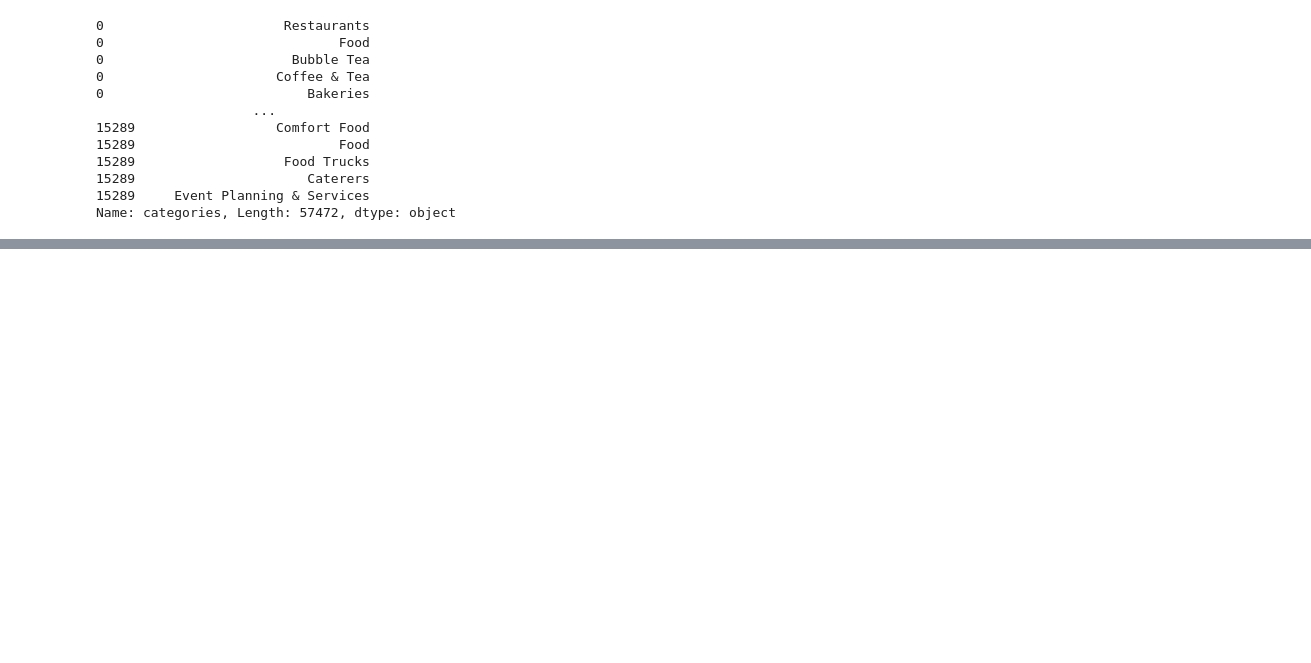
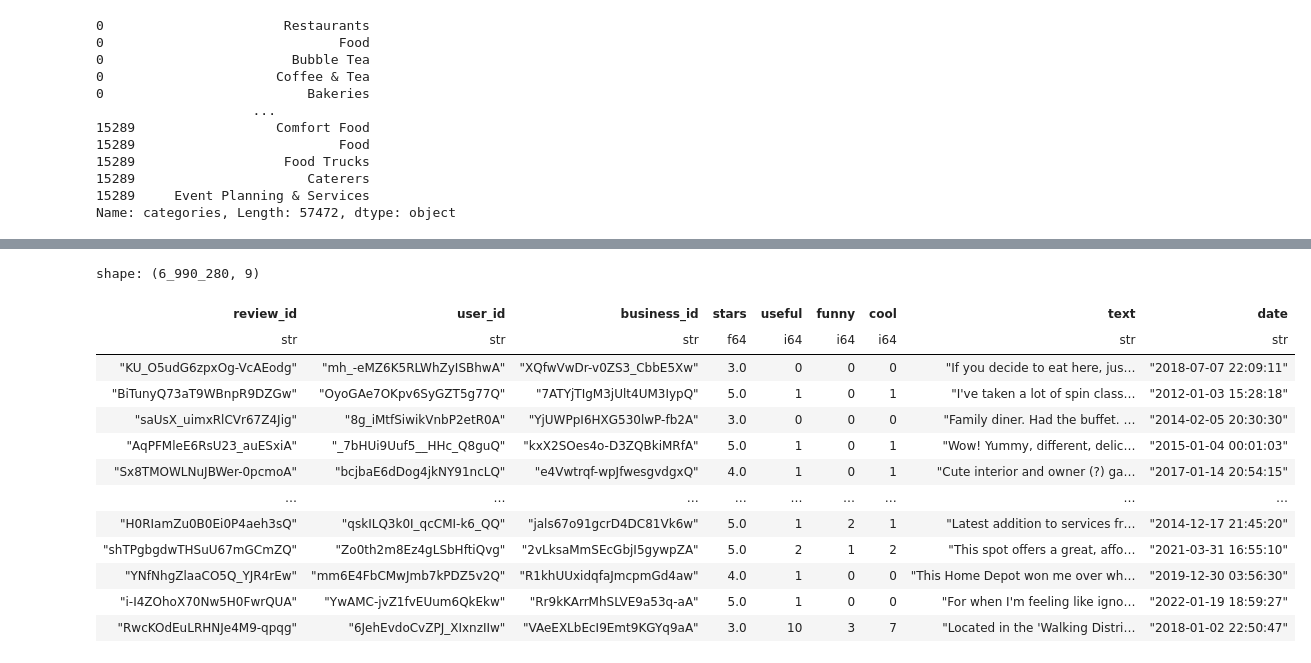
Before and after one commit to haster12345/hello-2, a Jupyter notebook: beeg/src/main.ipynb, the cells around one changed output, grey strips where cells are left out. Cells and saved outputs as stored; diff of their text form; code cells hidden in the pictures; blank space fills up the shorter version.

```diff
--- a/beeg/src/main.ipynb
+++ b/beeg/src/main.ipynb
@@ -20,7 +20,7 @@ print(files)
 ['yelp_academic_dataset_checkin.json', 'Dataset_User_Agreement.pdf', 'yelp_academic_dataset_tip.json', 'yelp_academic_dataset_review.json', 'yelp_academic_dataset_business.json', 'yelp_academic_datase ...
 # %%
 businesses_file = f"{path}/yelp_academic_dataset_business.json"
-reviews_file = f"{path}/yelp_academic_dataset_business.json"
+reviews_file = f"{path}/yelp_academic_dataset_review.json"
 users_file = f"{path}/yelp_academic_dataset_user.json"
 # %% [markdown]
 I want only places that have restaurant as a category, I will convert the json to a csv and then we will import the data into neo4j
@@ -375,3 +375,21 @@ with psycopg.connect("dbname = beeg") as conn:
     copy_from_csv(conn, "staging", "/Users/tarun/Prog/assignment2-at2025-snow-flake-2512-main/beeg/data/unique_user_following.csv", columns=["following_id"])
     run_execute_query(conn, find_and_insert_missing_user_ids)
     copy_from_csv(conn, "user_following", "/Users/tarun/Prog/assignment2-at2025-snow-flake-2512-main/beeg/data/user_following.csv")
+# %%
+df = pl.read_ndjson(reviews_file)
+df
+# %% [output]
+shape: (6_990_280, 9)
+| review_id | user_id | business_id | stars | useful | funny | cool | text | date |
+| str | str | str | f64 | i64 | i64 | i64 | str | str |
+| "KU_O5udG6zpxOg-VcAEodg" | "mh_-eMZ6K5RLWhZyISBhwA" | "XQfwVwDr-v0ZS3_CbbE5Xw" | 3.0 | 0 | 0 | 0 | "If you decide to eat here, jus… | "2018-07-07 22:09:11" |
+| "BiTunyQ73aT9WBnpR9DZGw" | "OyoGAe7OKpv6SyGZT5g77Q" | "7ATYjTIgM3jUlt4UM3IypQ" | 5.0 | 1 | 0 | 1 | "I've taken a lot of spin class… | "2012-01-03 15:28:18" |
+| "saUsX_uimxRlCVr67Z4Jig" | "8g_iMtfSiwikVnbP2etR0A" | "YjUWPpI6HXG530lwP-fb2A" | 3.0 | 0 | 0 | 0 | "Family diner. Had the buffet. … | "2014-02-05 20:30:30" |
+| "AqPFMleE6RsU23_auESxiA" | "_7bHUi9Uuf5__HHc_Q8guQ" | "kxX2SOes4o-D3ZQBkiMRfA" | 5.0 | 1 | 0 | 1 | "Wow! Yummy, different, delic… | "2015-01-04 00:01:03" |
+| "Sx8TMOWLNuJBWer-0pcmoA" | "bcjbaE6dDog4jkNY91ncLQ" | "e4Vwtrqf-wpJfwesgvdgxQ" | 4.0 | 1 | 0 | 1 | "Cute interior and owner (?) ga… | "2017-01-14 20:54:15" |
+| … | … | … | … | … | … | … | … | … |
+| "H0RIamZu0B0Ei0P4aeh3sQ" | "qskILQ3k0I_qcCMI-k6_QQ" | "jals67o91gcrD4DC81Vk6w" | 5.0 | 1 | 2 | 1 | "Latest addition to services fr… | "2014-12-17 21:45:20" |
+| "shTPgbgdwTHSuU67mGCmZQ" | "Zo0th2m8Ez4gLSbHftiQvg" | "2vLksaMmSEcGbjI5gywpZA" | 5.0 | 2 | 1 | 2 | "This spot offers a great, affo… | "2021-03-31 16:55:10" |
+| "YNfNhgZlaaCO5Q_YJR4rEw" | "mm6E4FbCMwJmb7kPDZ5v2Q" | "R1khUUxidqfaJmcpmGd4aw" | 4.0 | 1 | 0 | 0 | "This Home Depot won me over wh… | "2019-12-30 03:56:30" |
+| "i-I4ZOhoX70Nw5H0FwrQUA" | "YwAMC-jvZ1fvEUum6QkEkw" | "Rr9kKArrMhSLVE9a53q-aA" | 5.0 | 1 | 0 | 0 | "For when I'm feeling like igno… | "2022-01-19 18:59:27" |
+| "RwcKOdEuLRHNJe4M9-qpqg" | "6JehEvdoCvZPJ_XIxnzIIw" | "VAeEXLbEcI9Emt9KGYq9aA" | 3.0 | 10 | 3 | 7 | "Located in the 'Walking Distri… | "2018-01-02 22:50:47" |
```
Also changed, not shown: parts of 7 cells of this notebook, 1 other file.
